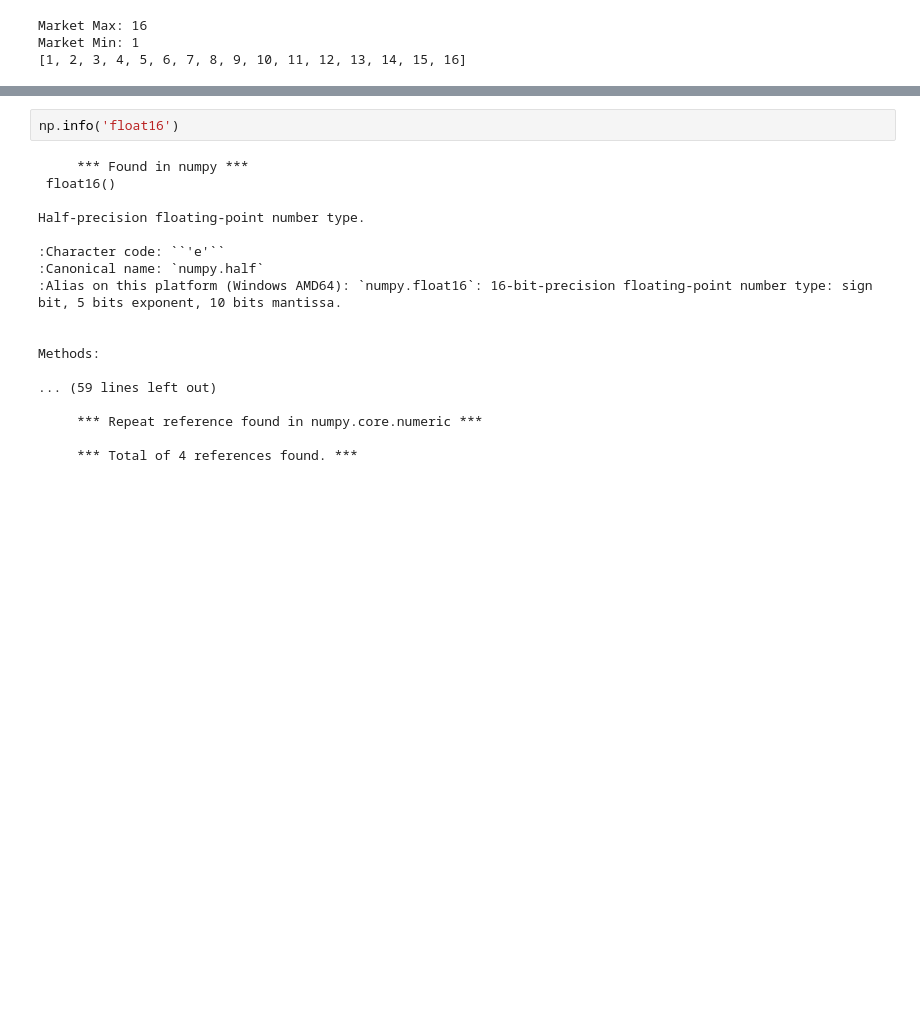
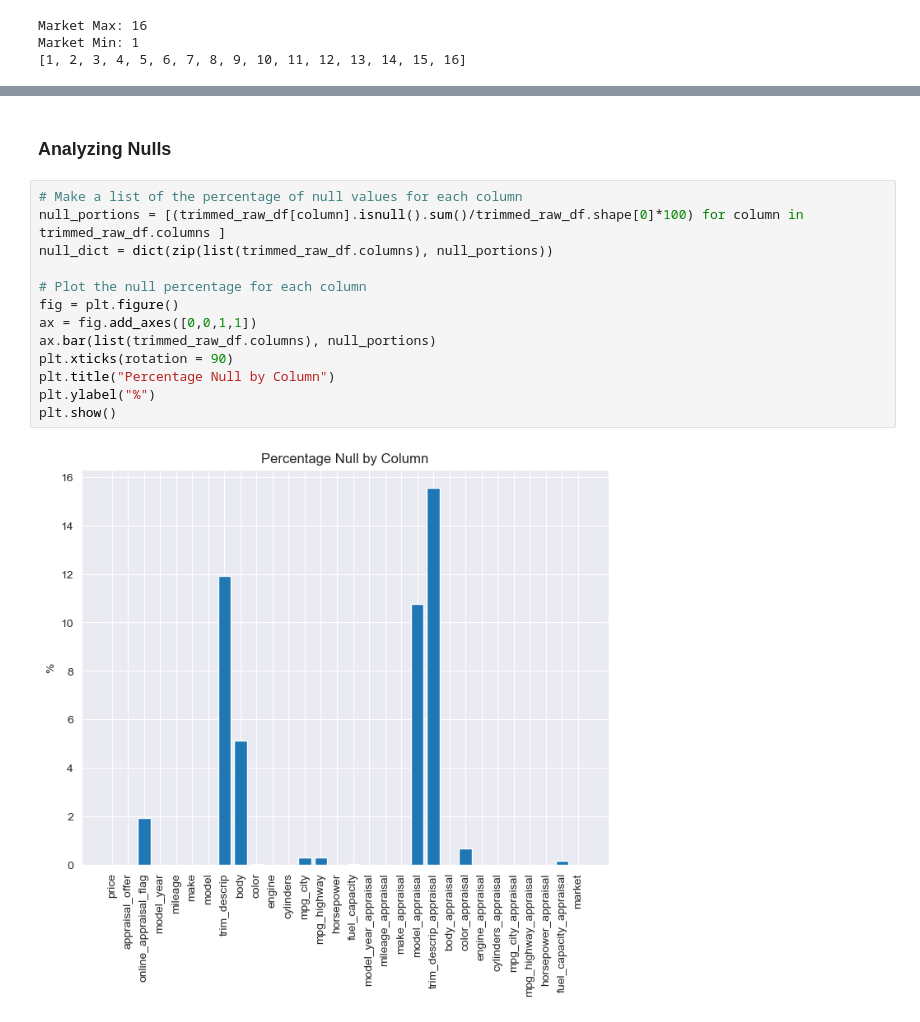
Before and after one commit to RoryStevens/CarMax-Analytics-Showcase, a Jupyter notebook: Winter-2023/CarMaxShowcase.ipynb, the cells around one changed output, grey strips where cells are left out. Saved outputs shown, nothing was run; the diff lists cells and outputs as text; blank space fills up the shorter version.

Commit message:
Added null plot

```diff
--- a/Winter-2023/CarMaxShowcase.ipynb
+++ b/Winter-2023/CarMaxShowcase.ipynb
@@ -303,20 +305,17 @@ memory usage: 20.8+ MB
-# %%
-np.info('float16')
-# %% [output]
-     *** Found in numpy ***
- float16()
-
-Half-precision floating-point number type.
-
-:Character code: ``'e'``
-:Canonical name: `numpy.half`
-:Alias on this platform (Windows AMD64): `numpy.float16`: 16-bit-precision floating-point number type: sign bit, 5 bits exponent, 10 bits mantissa.
-
-
-Methods:
-
-... (59 lines left out)
-
-     *** Repeat reference found in numpy.core.numeric ***
-
-     *** Total of 4 references found. ***
+# %% [markdown]
+### Analyzing Nulls
+# %%
+# Make a list of the percentage of null values for each column
+null_portions = [(trimmed_raw_df[column].isnull().sum()/trimmed_raw_df.shape[0]*100) for column in trimmed_raw_df.columns ]
+null_dict = dict(zip(list(trimmed_raw_df.columns), null_portions))
+
+# Plot the null percentage for each column
+fig = plt.figure()
+ax = fig.add_axes([0,0,1,1])
+ax.bar(list(trimmed_raw_df.columns), null_portions)
+plt.xticks(rotation = 90)
+plt.title("Percentage Null by Column")
+plt.ylabel("%")
+plt.show()
+# %% [output]
+[figure, added]
```
Also changed, not shown: parts of 6 cells of this notebook.
